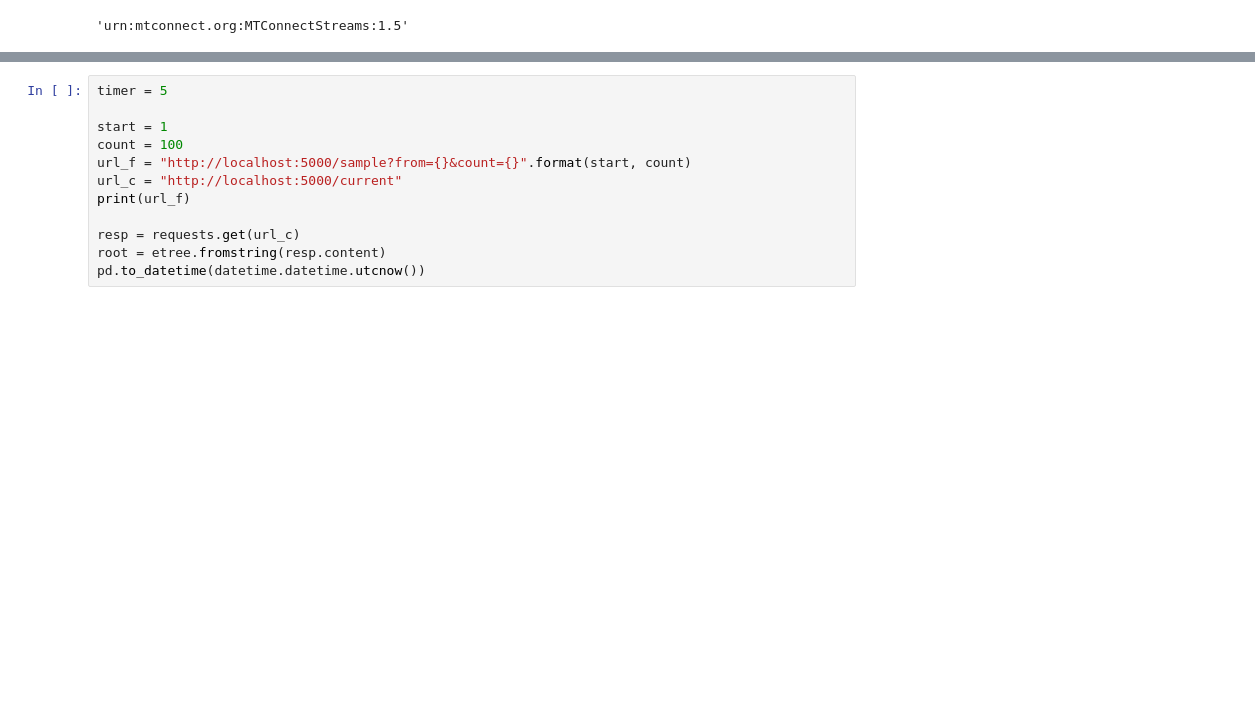
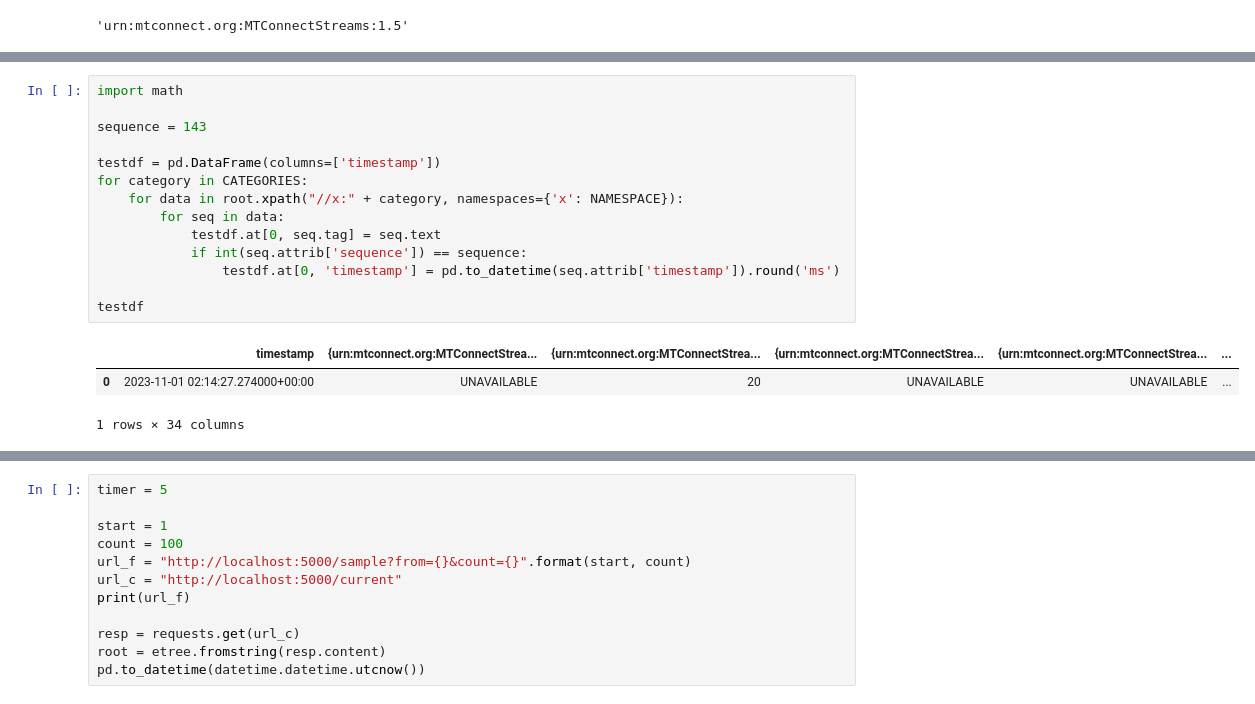
Before and after one commit to vamsi10010/iiot-data-labelling, a Jupyter notebook: notebooks/script_testing.ipynb, the cells around one changed output, grey strips where cells are left out. Drawn from its saved outputs; the diff is of its cells as text; blank space fills up the shorter version.

```diff
--- a/notebooks/script_testing.ipynb
+++ b/notebooks/script_testing.ipynb
@@ -43,0 +112,18 @@ CUTTING NORMAL
+# %%
+import math
+
+sequence = 143
+
+testdf = pd.DataFrame(columns=['timestamp'])
+for category in CATEGORIES:
+    for data in root.xpath("//x:" + category, namespaces={'x': NAMESPACE}):
+        for seq in data:
+            testdf.at[0, seq.tag] = seq.text
+            if int(seq.attrib['sequence']) == sequence:
+                testdf.at[0, 'timestamp'] = pd.to_datetime(seq.attrib['timestamp']).round('ms')
+
+testdf
+# %% [output]
+|  | timestamp | {urn:mtconnect.org:MTConnectStrea... | {urn:mtconnect.org:MTConnectStrea... | {urn:mtconnect.org:MTConnectStrea... | {urn:mtconnect.org:MTConnectStrea... | ... |
+| 0 | 2023-11-01 02:14:27.274000+00:00 | UNAVAILABLE | 20 | UNAVAILABLE | UNAVAILABLE | ... |
+1 rows × 34 columns
```
Also changed, not shown: parts of 13 cells of this notebook, 2 other files.
